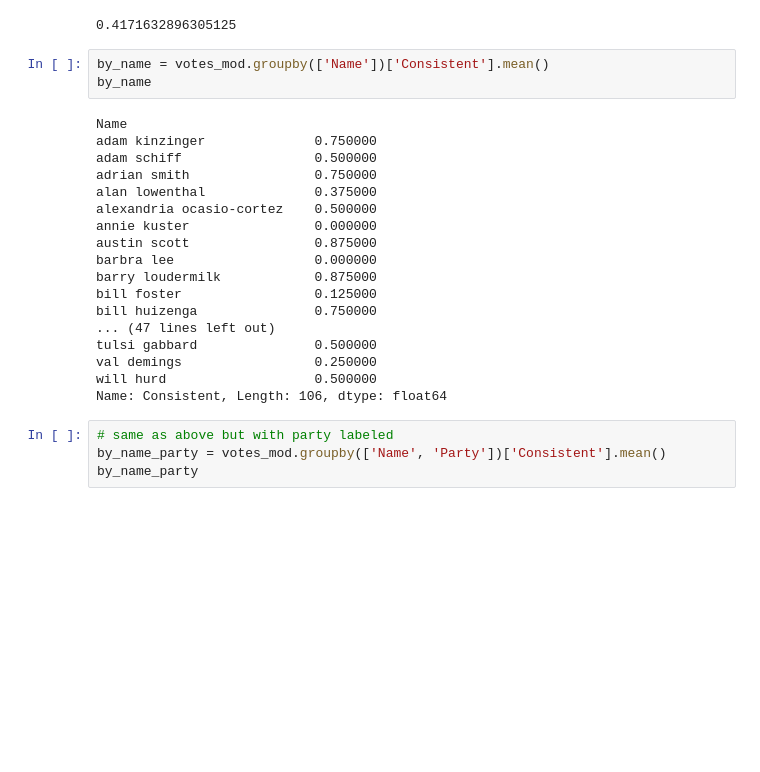
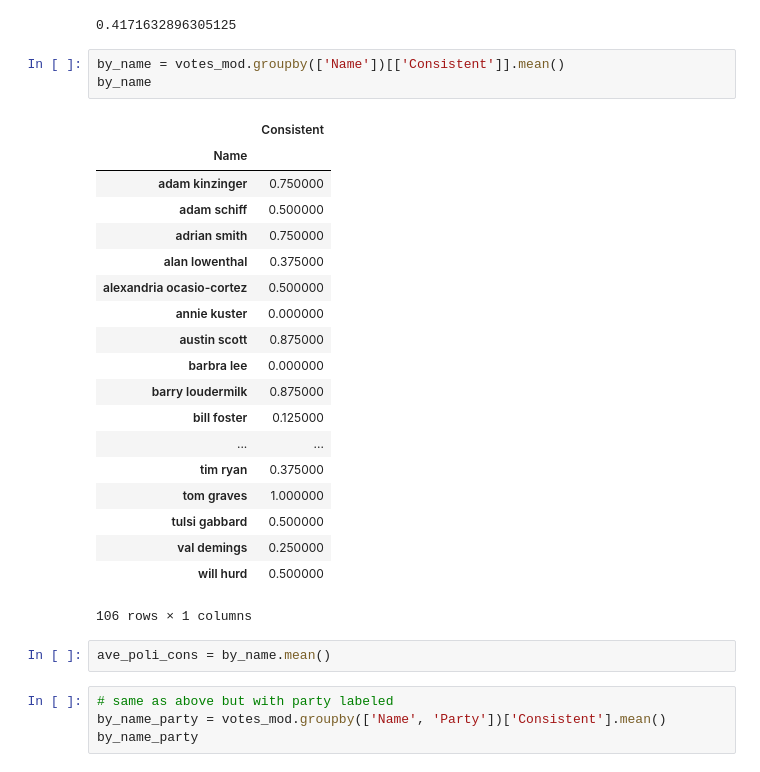
Before and after one commit to annsudhart/politician-tweet-analysis, a Jupyter notebook: Tweet_Truth/Poli_Consistency.ipynb, the cells around one changed output. Cells and saved outputs as stored; diff of their text form; blank space fills up the shorter version.

```diff
--- a/Tweet_Truth/Poli_Consistency.ipynb
+++ b/Tweet_Truth/Poli_Consistency.ipynb
@@ -102,26 +102,30 @@ overall_cons
 # %% [output]
 0.4171632896305125
 # %%
-by_name = votes_mod.groupby(['Name'])['Consistent'].mean()
+by_name = votes_mod.groupby(['Name'])[['Consistent']].mean()
 by_name
 # %% [output]
+|  | Consistent |
+| Name |  |
+| adam kinzinger | 0.750000 |
+| adam schiff | 0.500000 |
+| adrian smith | 0.750000 |
+| alan lowenthal | 0.375000 |
+| alexandria ocasio-cortez | 0.500000 |
+| annie kuster | 0.000000 |
+| austin scott | 0.875000 |
+| barbra lee | 0.000000 |
+| barry loudermilk | 0.875000 |
+| bill foster | 0.125000 |
+| ... | ... |
+| tim ryan | 0.375000 |
+| tom graves | 1.000000 |
+| tulsi gabbard | 0.500000 |
+| val demings | 0.250000 |
+| will hurd | 0.500000 |
-Name
-adam kinzinger              0.750000
-adam schiff                 0.500000
-adrian smith                0.750000
-alan lowenthal              0.375000
-alexandria ocasio-cortez    0.500000
-annie kuster                0.000000
-austin scott                0.875000
-barbra lee                  0.000000
-barry loudermilk            0.875000
-bill foster                 0.125000
-bill huizenga               0.750000
-... (47 lines left out)
-tulsi gabbard               0.500000
-val demings                 0.250000
-will hurd                   0.500000
-Name: Consistent, Length: 106, dtype: float64
+106 rows × 1 columns
+# %%
+ave_poli_cons = by_name.mean()
 # %%
 # same as above but with party labeled
 by_name_party = votes_mod.groupby(['Name', 'Party'])['Consistent'].mean()
```
Also changed, not shown: parts of 3 cells of this notebook, 3 other files.
